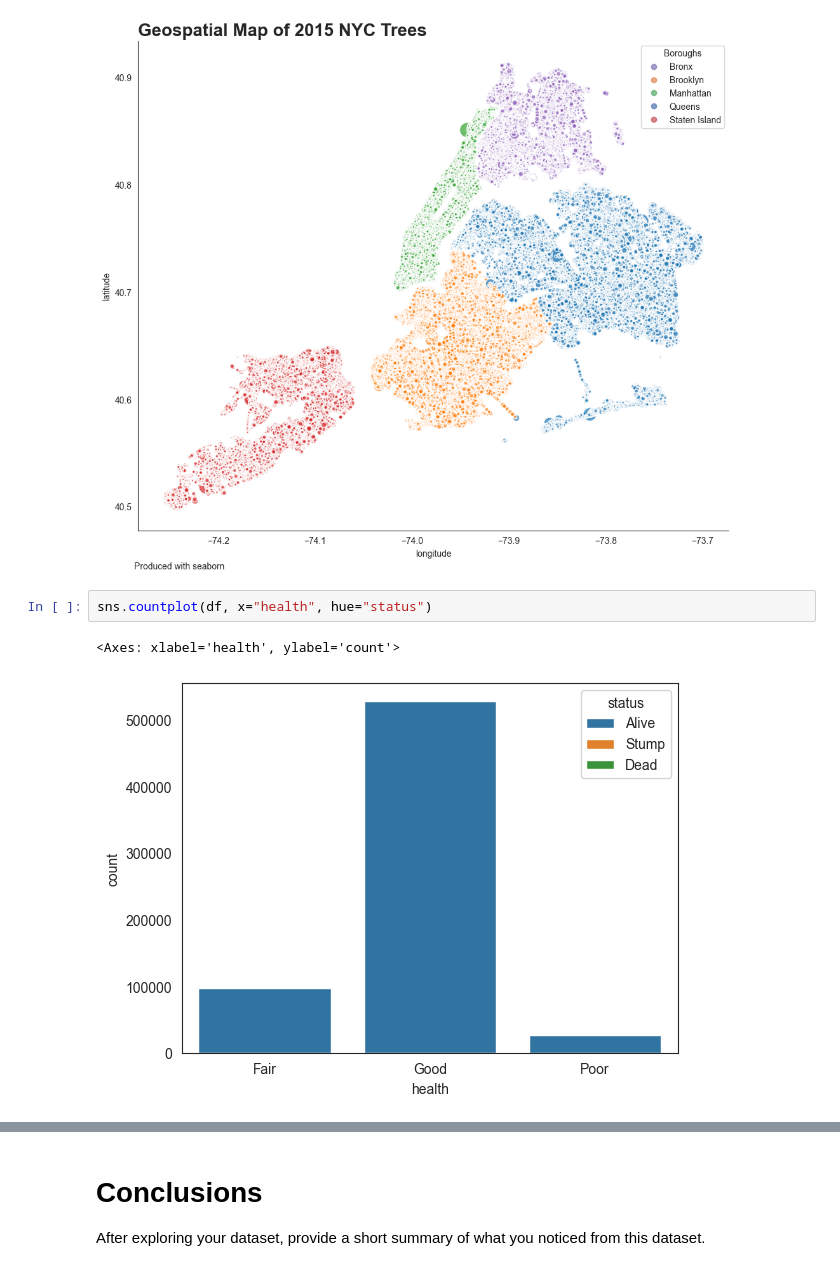
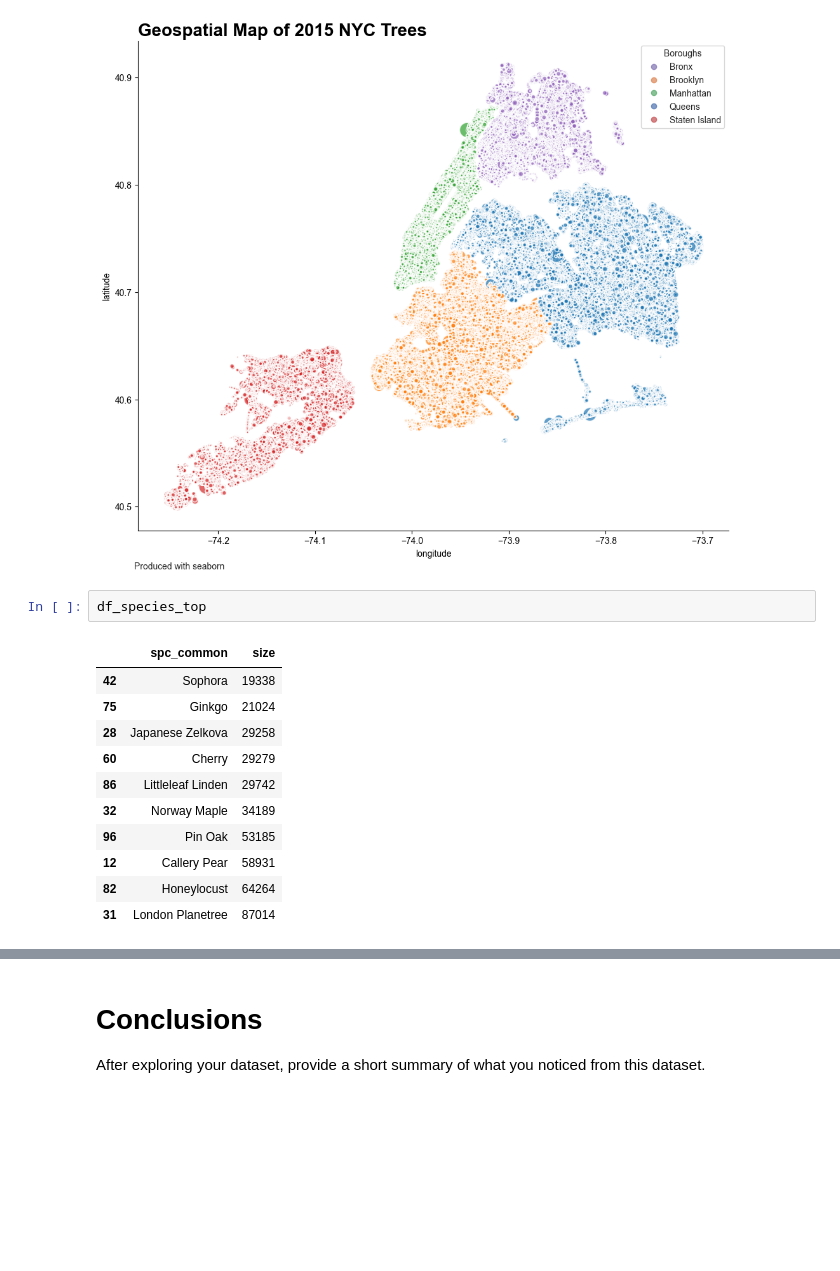
Before and after one commit to kevinhav/data602_assign_8, a Jupyter notebook: 08_assignment.ipynb, the cells around one changed output, grey strips where cells are left out. Saved outputs shown, nothing was run; the diff lists cells and outputs as text; blank space fills up the shorter version.

```diff
--- a/08_assignment.ipynb
+++ b/08_assignment.ipynb
@@ -352,8 +349,17 @@ plt.figtext(0.12, 0.05, "Produced with seaborn", horizontalalignment="left")
 sns.despine()
 # %% [output]
 [figure]
-# %%
-sns.countplot(df, x="health", hue="status")
-# %% [output]
-<Axes: xlabel='health', ylabel='count'>
-[figure, removed]
+# %%
+df_species_top
+# %% [output]
+|  | spc_common | size |
+| 42 | Sophora | 19338 |
+| 75 | Ginkgo | 21024 |
+| 28 | Japanese Zelkova | 29258 |
+| 60 | Cherry | 29279 |
+| 86 | Littleleaf Linden | 29742 |
+| 32 | Norway Maple | 34189 |
+| 96 | Pin Oak | 53185 |
+| 12 | Callery Pear | 58931 |
+| 82 | Honeylocust | 64264 |
+| 31 | London Planetree | 87014 |
```
Also changed, not shown: parts of 11 cells of this notebook.
